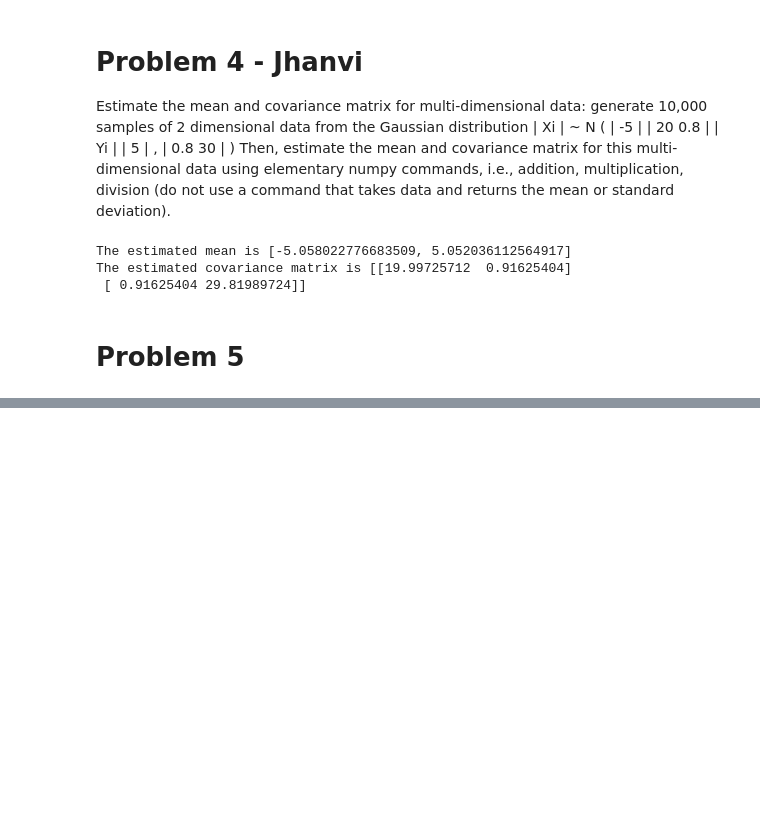
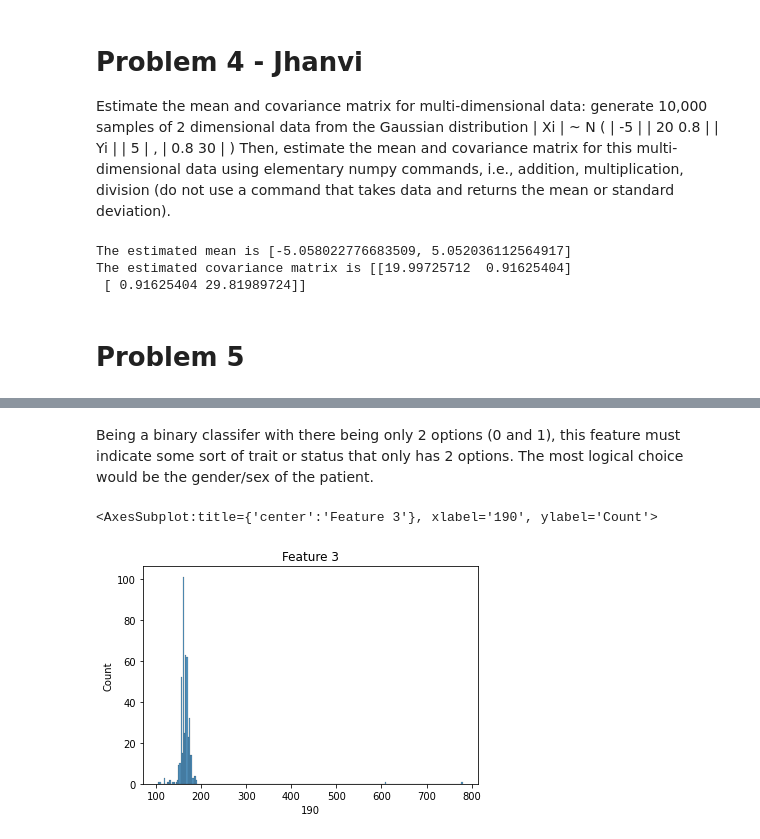
Before and after one commit to JacksonPaull/ee_460j_dslab, a Jupyter notebook: 01_lab/programming_questions.ipynb, the cells around one changed output, grey strips where cells are left out. Drawn from its saved outputs; the diff is of its cells as text; code cells hidden in the pictures; blank space fills up the shorter version.

```diff
--- a/01_lab/programming_questions.ipynb
+++ b/01_lab/programming_questions.ipynb
@@ -177,0 +228,8 @@ The estimated covariance matrix is [[19.99725712  0.91625404]
+# %% [markdown]
+Being a binary classifer with there being only 2 options (0 and 1), this feature must indicate some sort of trait or status that only has 2 options.  The most logical choice would be the gender/sex of the patient.
+# %%
+plt.title("Feature 3")
+sns.histplot(data.iloc[:,2])
+# %% [output]
+<AxesSubplot:title={'center':'Feature 3'}, xlabel='190', ylabel='Count'>
+[figure, added]
```
Also changed, not shown: parts of 20 cells of this notebook.
